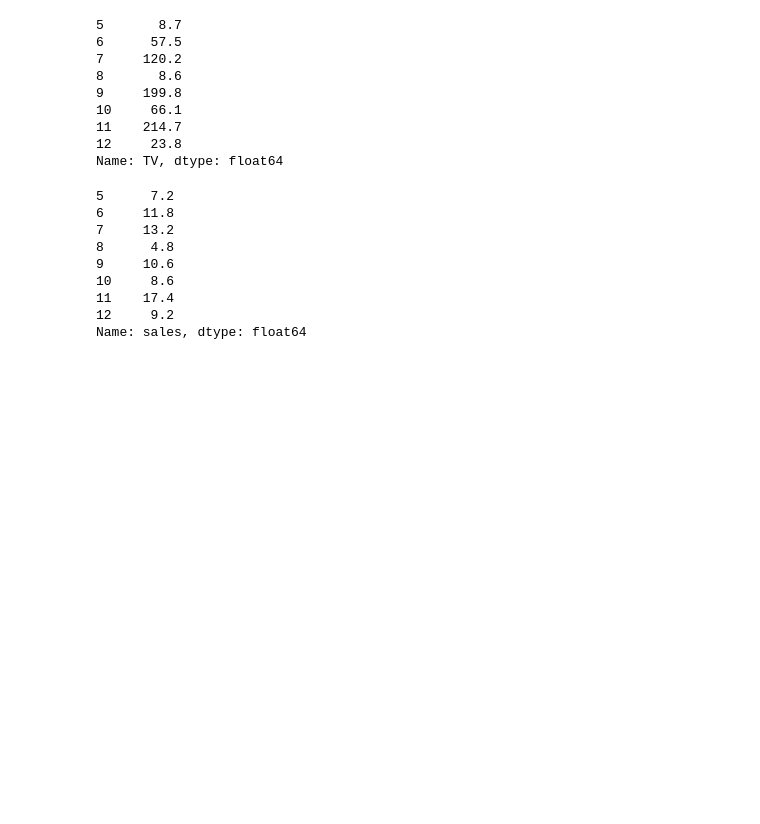
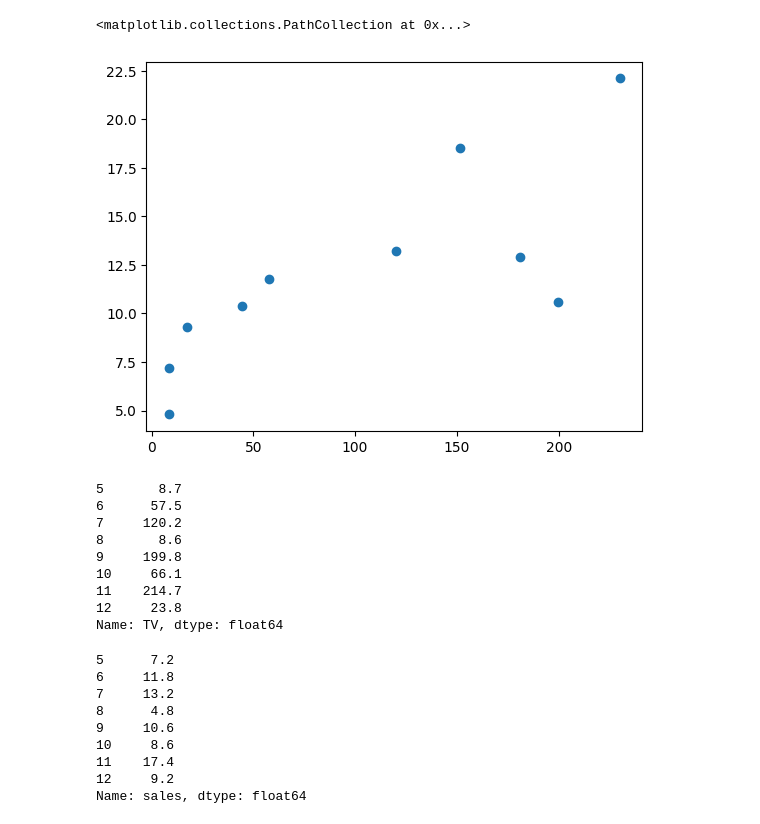
Before and after one commit to BrennZA/Introduction-to-DS-w-Python, a Jupyter notebook: tv-sales.ipynb, the cells around one changed output. Cells and saved outputs as stored; diff of their text form; code cells hidden in the pictures; blank space fills up the shorter version.

```diff
--- a/tv-sales.ipynb
+++ b/tv-sales.ipynb
@@ -33,3 +28,12 @@ df_adv.head(15)
+# %%
+x = df_adv.TV.iloc[:10]
+y = df_adv.sales.iloc[:10]
+
+plt.scatter(x, y)
+# Add grid to plot
+# %% [output]
+<matplotlib.collections.PathCollection at 0x...>
+[figure, added]
 # %%
 # Get subset of data with TV as predictor
 x_true = df_adv.TV.iloc[5:13]
```
Also changed, not shown: parts of 1 cell of this notebook.
